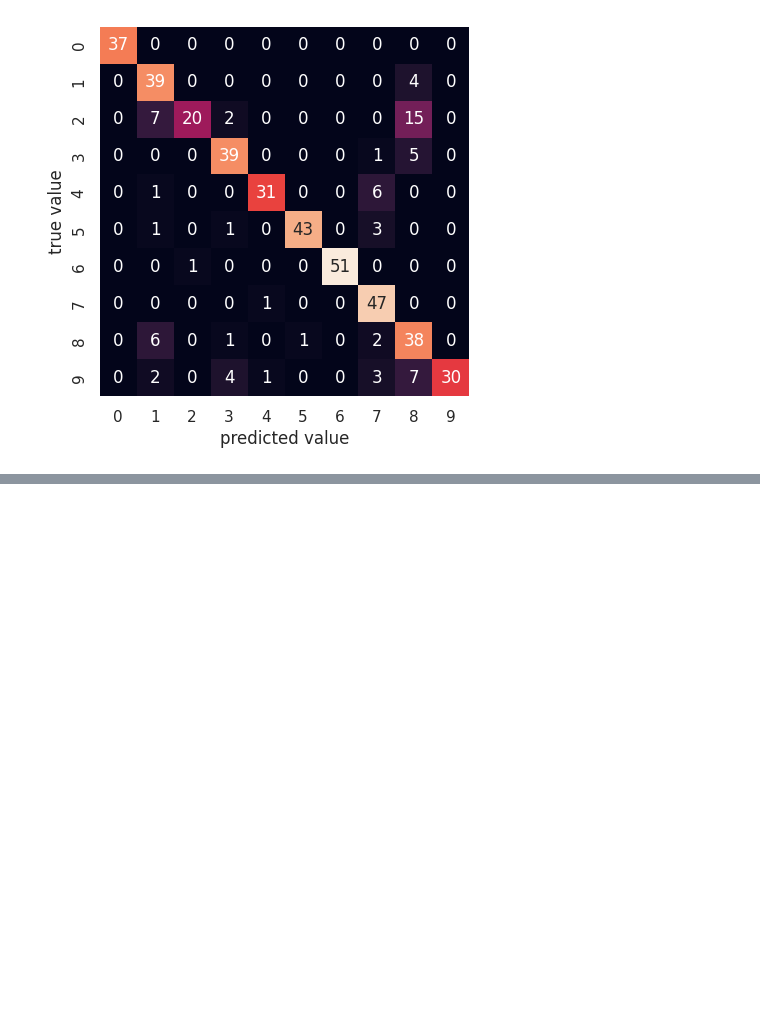
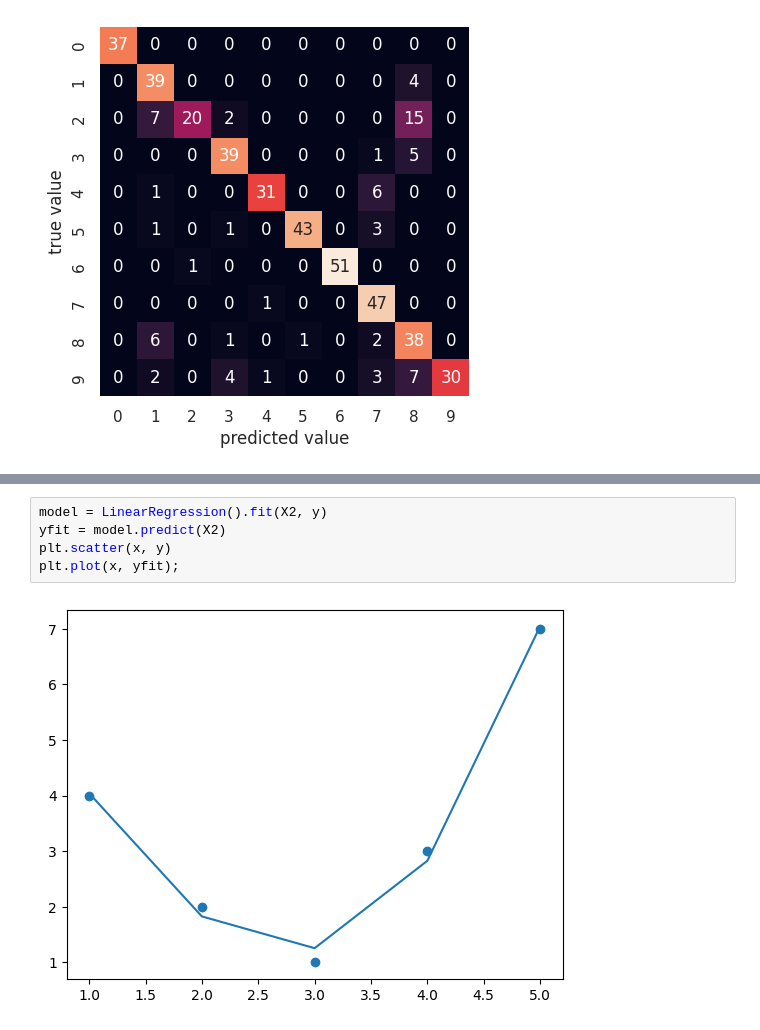
Before and after one commit to daf01-web/Mineria-de-Datos, a Jupyter notebook: Segundo Parcial.ipynb, the cells around one changed output, grey strips where cells are left out. Saved outputs shown, nothing was run; the diff lists cells and outputs as text; blank space fills up the shorter version.

```diff
--- a/Segundo Parcial.ipynb
+++ b/Segundo Parcial.ipynb
@@ -228,0 +321,7 @@ plt.ylabel('true value');
+# %%
+model = LinearRegression().fit(X2, y)
+yfit = model.predict(X2)
+plt.scatter(x, y)
+plt.plot(x, yfit);
+# %% [output]
+[figure, added]
```
Also changed, not shown: parts of 18 cells of this notebook.
